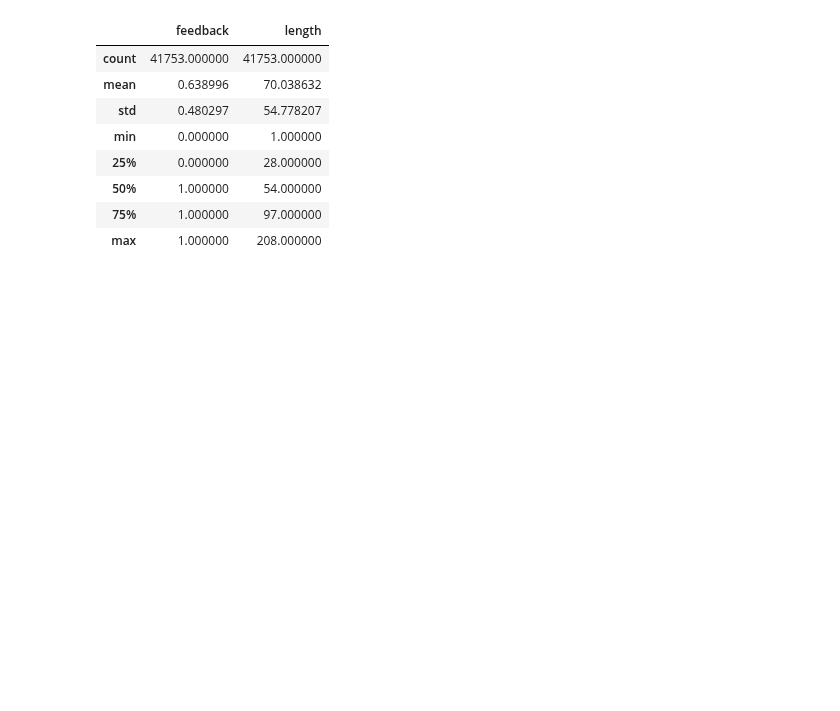
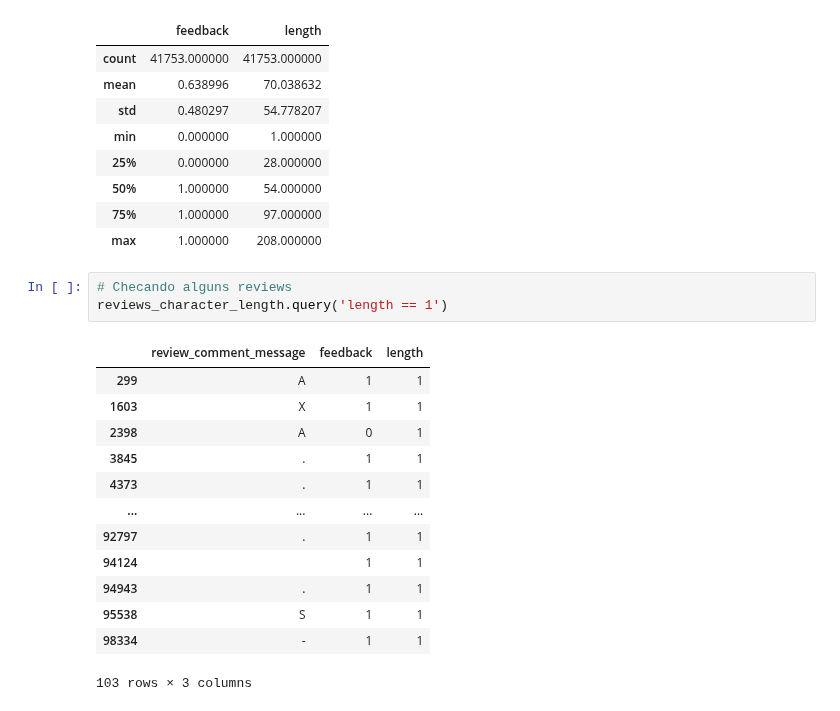
Before and after one commit to smalvar/olist-e-commerce, a Jupyter notebook: reviews_analysis.ipynb, the cells around one changed output. Saved outputs shown, nothing was run; the diff lists cells and outputs as text; blank space fills up the shorter version.

Commit message:
Check some reviews

```diff
--- a/reviews_analysis.ipynb
+++ b/reviews_analysis.ipynb
@@ -239,3 +239,20 @@ reviews_character_length.describe()
 | 50% | 1.000000 | 54.000000 |
 | 75% | 1.000000 | 97.000000 |
 | max | 1.000000 | 208.000000 |
+# %%
+# Checando alguns reviews
+reviews_character_length.query('length == 1')
+# %% [output]
+|  | review_comment_message | feedback | length |
+| 299 | A | 1 | 1 |
+| 1603 | X | 1 | 1 |
+| 2398 | A | 0 | 1 |
+| 3845 | . | 1 | 1 |
+| 4373 | . | 1 | 1 |
+| ... | ... | ... | ... |
+| 92797 | . | 1 | 1 |
+| 94124 |  | 1 | 1 |
+| 94943 | . | 1 | 1 |
+| 95538 | S | 1 | 1 |
+| 98334 | - | 1 | 1 |
+103 rows × 3 columns
```
Also changed, not shown: parts of 2 cells of this notebook.
